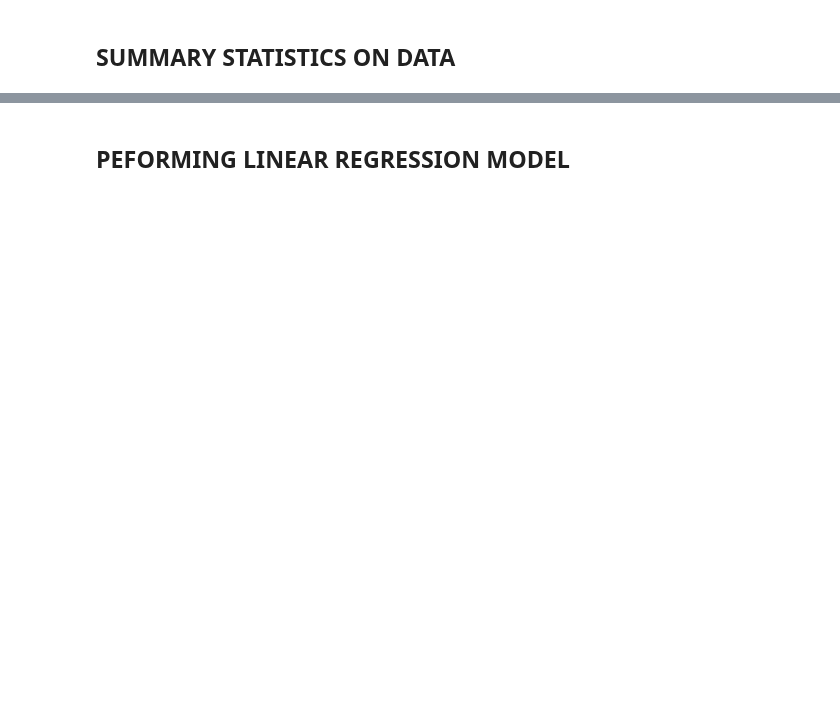
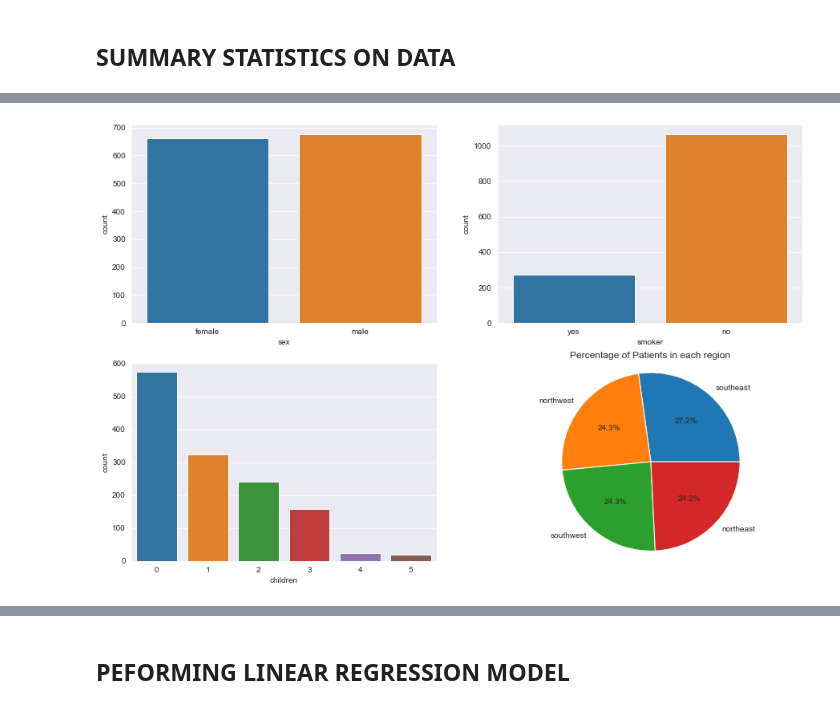
Before and after one commit to JedSolo/US-Medical-Insurance-Costs, a Jupyter notebook: us-medical-insurance-costs.ipynb, the cells around one changed output, grey strips where cells are left out. Saved outputs shown, nothing was run; the diff lists cells and outputs as text; code cells hidden in the pictures; blank space fills up the shorter version.

```diff
--- a/us-medical-insurance-costs.ipynb
+++ b/us-medical-insurance-costs.ipynb
@@ -99,0 +20,2 @@ Name: region, dtype: float64
+# %%
+new = insurance_data.region.value_counts().reset_index()
@@ -99,0 +30,3 @@ Name: region, dtype: float64
+# %%
+for i in range(len(new)):
+    print(new['index'][i], ':', new['region'][i])
@@ -174,0 +84,22 @@ plt.show()
+# %%
+import seaborn as sns
+
+sns.set_style('darkgrid')
+plt.figure(figsize=(15,10))
+a = 1
+for i in insurance_data[['sex', 'smoker', 'children']]:
+    plt.subplot(2,2,a)
+    sns.countplot(data=insurance_data, x=i)
+    a += 1
+
+# Visualizing the region column:
+plt.subplot(2,2,4)
+df4 = insurance_data.region.value_counts().reset_index()
+df4 = df4.rename(columns={'index':'name'})
+region = [name for name in df4.name]
+plt.pie(df4.region, labels=region, autopct='%0.1f%%')
+plt.axis('equal')
+plt.title('Percentage of Patients in each region')
+plt.show()
+# %% [output]
+[figure, added]
```
Also changed, not shown: parts of 18 cells of this notebook.
